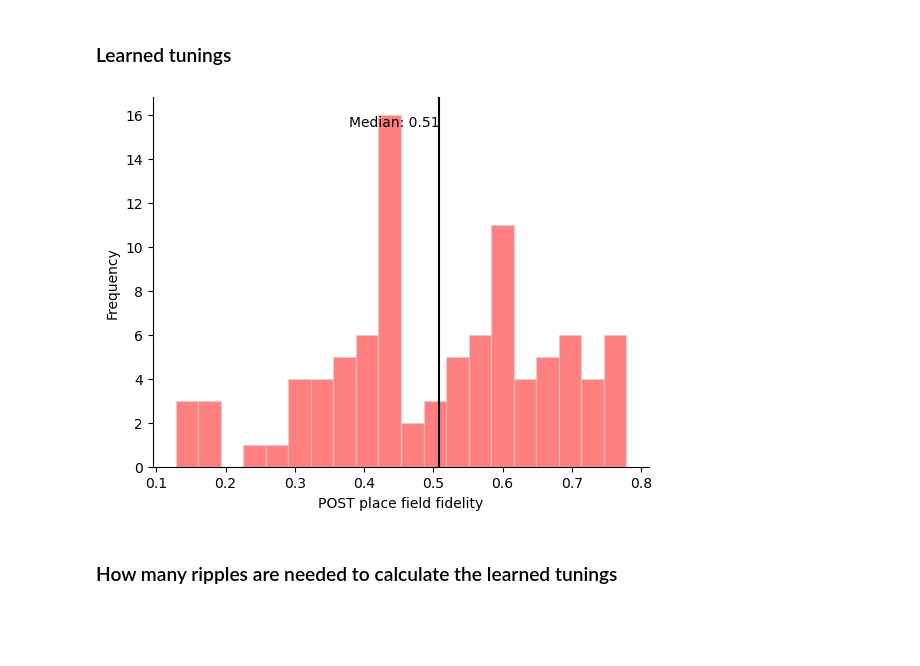
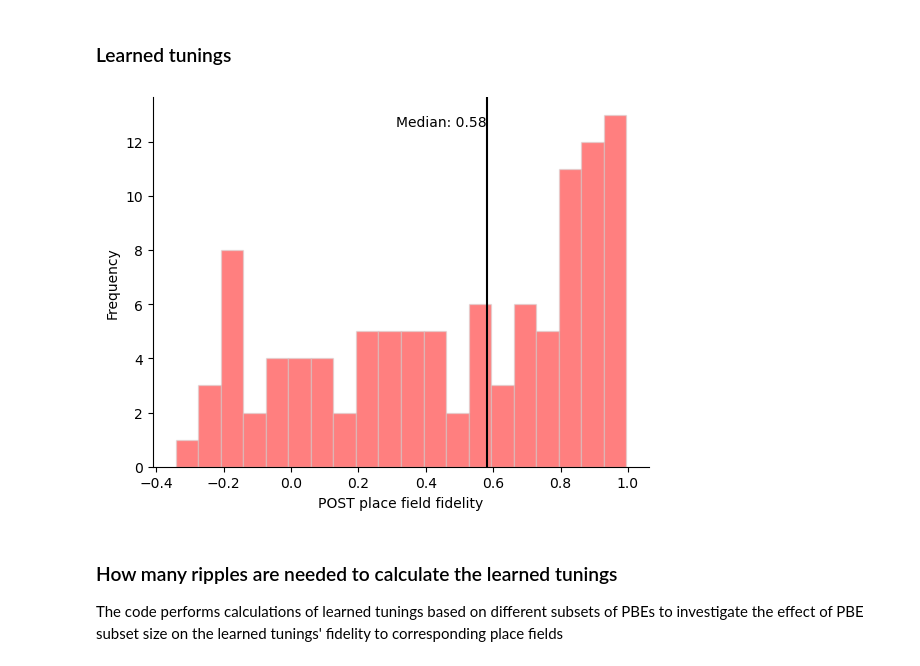
Before and after one commit to diba-lab/Maboudi_et_al_2022, a Jupyter notebook: LearnedTuning_main.ipynb, the cells around one changed output. Saved outputs shown, nothing was run; the diff lists cells and outputs as text; code cells hidden in the pictures; blank space fills up the shorter version.

Commit message:
Adding analyses for LT vs ripple subset size
Co-authored-by: Kourosh Maboudi Ashman Kamachali <kourosh@uwm.edu>

```diff
--- a/LearnedTuning_main.ipynb
+++ b/LearnedTuning_main.ipynb
@@ -273,7 +275,7 @@ plt.show()
 # %% [markdown]
 ### Population burst events (PBEs)
 # %%
-data_dir = r'D:\NCMLProject\Datasets\Achilles_10252013';
+data_dir = r'/home/kouroshmaboudi/Documents/Learned_tuning_Python/Datasets'
 filename = 'Achilles_10252013.PBEInfo_replayScores.mat'
 
 file_path = os.path.join(data_dir, filename)
@@ -415,24 +416,37 @@ PBEs_peak_time = np.zeros((num_PBEs, 1))
 for pbe in range(num_PBEs):
     PBEs_peak_time[pbe] = PBEs[pbe]["peakT"]
 
-select_IDX = np.where((PBEs_peak_time >= epochs[2,0]) & (PBEs_peak_time <= epochs[2,0]+3600))[0] # the first hour of POST
+# PRE epoch
+select_IDX = np.where((PBEs_peak_time >= epochs[0,1]-1800) & (PBEs_peak_time <= epochs[0,1]))[0] # the first hour of POST
+PBEs_PRE = np.take(PBEs, select_IDX)
+
+# MAZE epoch
+select_IDX = np.where((PBEs_peak_time >= epochs[1,0]) & (PBEs_peak_time <= epochs[1,1]))[0] # the first hour of POST
+PBEs_MAZE = np.take(PBEs, select_IDX)
+
+# POST epoch
+select_IDX = np.where((PBEs_peak_time >= epochs[2,0]) & (PBEs_peak_time <= epochs[2,0]+1800))[0] # the first hour of POST
 PBEs_POST = np.take(PBEs, select_IDX)
 
 
 time_bin_duration=0.02
-learned_tunings = calculate_learned_tuning(PBEs_POST, spikes, L_ratios, time_bin_duration)
+learned_tunings = calculate_learned_tuning(PBEs_MAZE, spikes, L_ratios, time_bin_duration)
 # %%
+import warnings
+warnings.filterwarnings("ignore", category=RuntimeWarning) # we have division by zeros somewhere in the code that we need to fix, but for now we suppress it because it's not causing an issue ...
+
+
 # To check if the Python code works well, we compare the learned tunings with the one calcualted using MATLAB
 
-data_dir = r'D:\NCMLProject\Datasets\Achilles_10252013'
+data_dir = r'/home/kouroshmaboudi/Documents/Learned_tuning_Python/Datasets'
 
 # Load .mat file
-filename = 'Achilles_10252013.assemblyTunings_allPBEs_for_Python.mat'
+filename = 'Achilles_10252013.assemblyTunings_allPBEs_Lthresh1e_3.mat'
 file_path = os.path.join(data_dir, filename)
 
 mat_file = scipy.io.loadmat(file_path)
 
-epoch = "post"
+epoch = "run"
 learned_tunings_post_matlab = mat_file["assemblyTunings"][epoch][0][0][0]["data"][0]
 
 fig, (ax1, ax2) = plt.subplots(1, 2, figsize = (10, 5), dpi = 100)
@@ -444,39 +458,53 @@ ax1.set_title("POST learend tuning MATLAB")
 normalized_LTs = learned_tunings / np.max(learned_tunings, axis=1, keepdims=True)
 ax2.imshow(normalized_LTs[selected_row_indices, :], origin='lower')
 ax2.set_title("POST learend tuning Python")
+# %%
+active_units = dict()
+
+active_units["pre"] = mat_file["activeUnits"]["pre"][0][0]
+active_units["maze"] = mat_file["activeUnits"]["run"][0][0]
+active_units["post"] = mat_file["activeUnits"]["post"][0][0]
+
+active_units_epochs_intersect = np.intersect1d(np.intersect1d(active_units["pre"], active_units["post"]), active_units["maze"])
+active_units_epochs_intersect = active_units_epochs_intersect - 1 # to make the indices compatible with the python indexing
 # %%
+import warnings
+warnings.filterwarnings("ignore", category=RuntimeWarning) # we have division by zeros somewhere in the code that we need to fix, but for now we suppress it because it's not causing an issue ...
+
+
 # place fields by pooling spikes across both running directions
 place_fields_uni = []
 for unit in range(num_units):
     place_fields_uni.append(spikes[unit]['place_fields']['uni'])
 place_fields_uni = np.array(place_fields_uni)
 
 place_fields_uni[place_fields_uni == 0] = 1e-4
 
-learned_tuning_place_field_pearson_corr, median_LT_PF_pearson_corr, p_value = calculate_place_field_fidelity_of_learned_tuning(learned_tunings, place_fields_uni, 20)
+learned_tuning_place_field_pearson_corr, median_LT_PF_pearson_corr, p_value = calculate_place_field_fidelity_of_learned_tuning(learned_tunings[active_units_epochs_intersect, :], place_fields_uni[active_units_epochs_intersect, :], 20)
 
 
 # plot the distribution of the learned tuning place field pearson correlation
 fig, ax = plt.subplots()
 n, bins, patches = ax.hist(learned_tuning_place_field_pearson_corr, bins=20, edgecolor='lightgray', alpha=0.5, color='r')
 
 # Calculate and plot nanmedian
 nanmedian = np.nanmedian(learned_tuning_place_field_pearson_corr)
 ax.axvline(nanmedian, color='black', linestyle='-')
 ax.text(nanmedian, n.max(), f'Median: {nanmedian:.2f}', ha='right', va='top')
 
 # Set plot title and labels
 ax.set_xlabel('POST place field fidelity')
 ax.set_ylabel('Frequency')
 
 # Remove box around figure
 ax.spines['top'].set_visible(False)
 ax.spines['right'].set_visible(False)
 
 
 # Show the plot
 plt.show()
 # %% [output]
-[figure, old version]
+[figure, new version]
 # %% [markdown]
 ### How many ripples are needed to calculate the learned tunings
+The code performs calculations of learned tunings based on different subsets of PBEs to investigate the effect of PBE subset size on the learned tunings' fidelity to corresponding place fields
```
Also changed, not shown: parts of 13 cells of this notebook, 1 other file.
